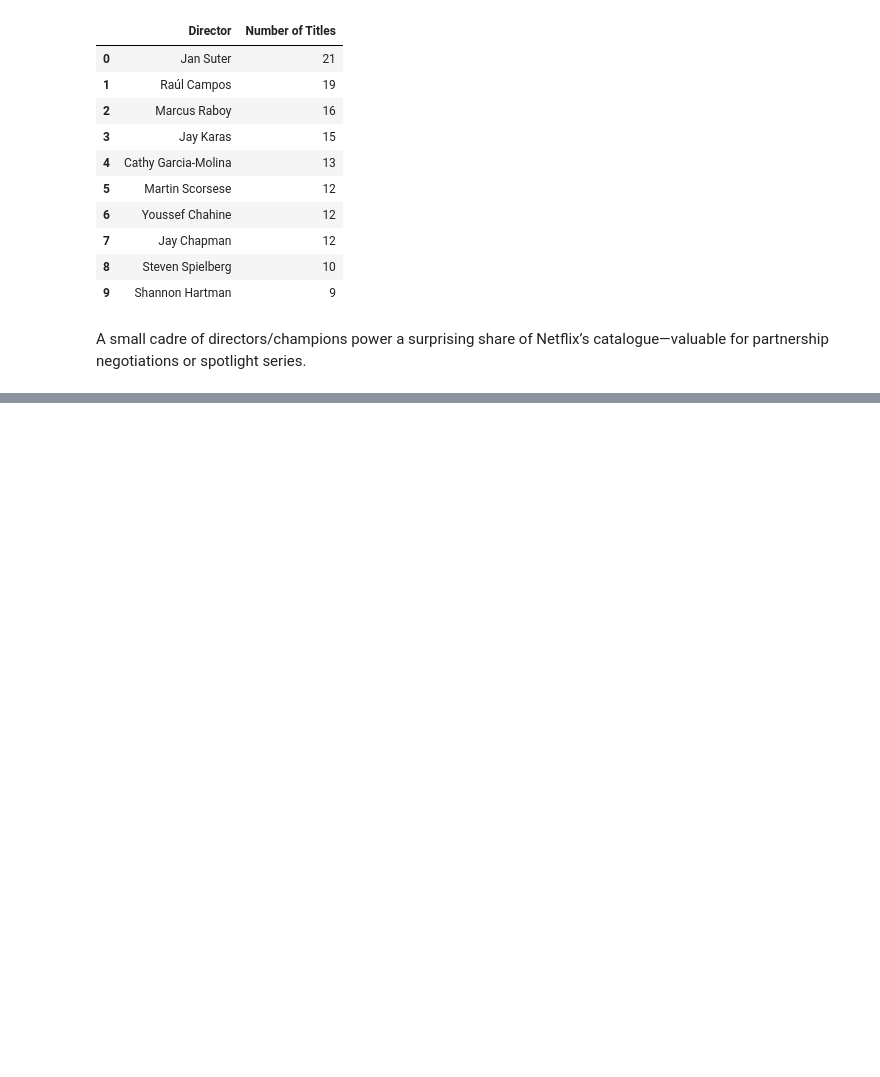
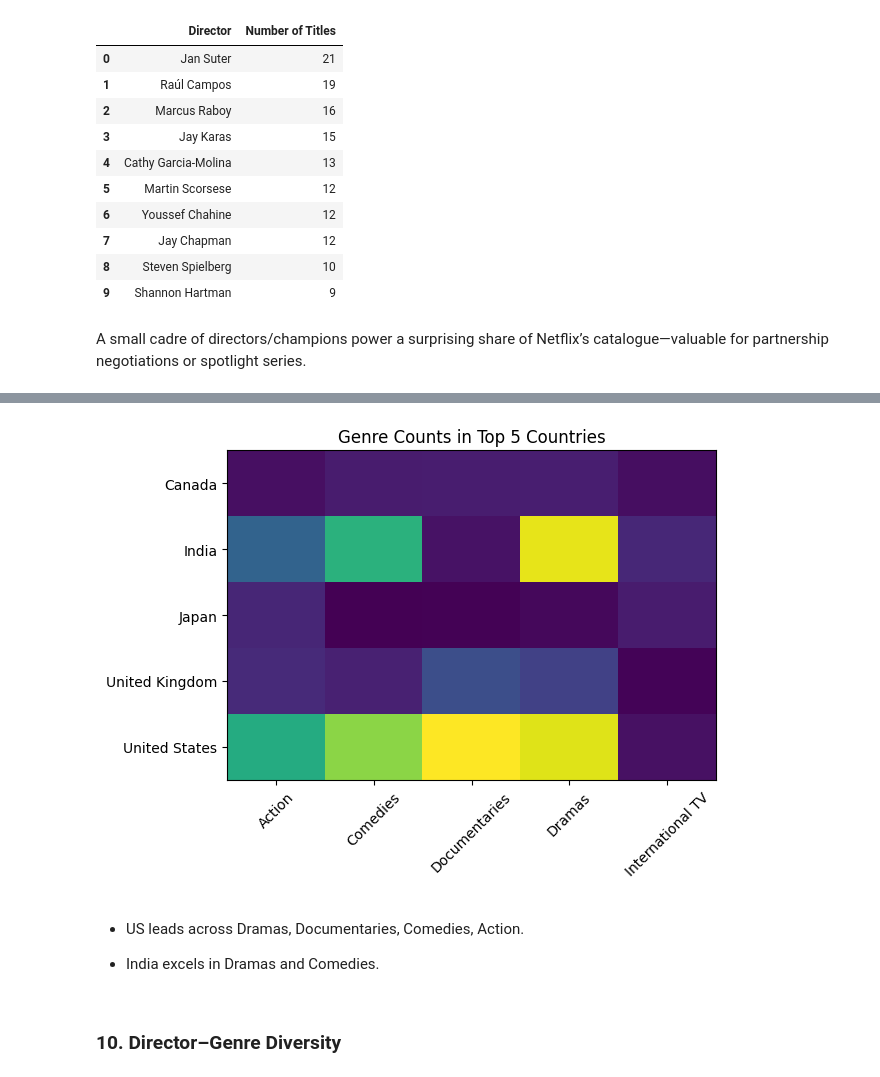
Before and after one commit to Sababa123/Netflix, a Jupyter notebook: Netflix.ipynb, the cells around one changed output, grey strips where cells are left out. Saved outputs shown, nothing was run; the diff lists cells and outputs as text; code cells hidden in the pictures; blank space fills up the shorter version.

```diff
--- a/Netflix.ipynb
+++ b/Netflix.ipynb
@@ -193,0 +248,27 @@ A small cadre of directors/champions power a surprising share of Netflix’s cat
+# %%
+genres = df['genre'].dropna().str.split(',').explode().str.strip()
+top5_genres = genres.value_counts().head(5).index.tolist()
+top5_countries = country_counts['Country'].tolist()
+pivot = (
+    df.assign(country=df['country'].str.split(',')).explode('country')
+      .assign(country=lambda x: x['country'].str.strip())
+      .explode('genre').assign(genre=lambda x: x['genre'].str.strip())
+      .query("country in @top5_countries and genre in @top5_genres")
+      .groupby(['country','genre']).size().unstack(fill_value=0)
+)
+# %%
+plt.figure()
+plt.imshow(pivot, aspect='auto')
+plt.xticks(range(len(pivot.columns)), pivot.columns, rotation=45)
+plt.yticks(range(len(pivot.index)), pivot.index)
+plt.title('Genre Counts in Top 5 Countries')
+plt.tight_layout()
+plt.show()
+# %% [output]
+[figure, added]
+# %% [markdown]
+- US leads across Dramas, Documentaries, Comedies, Action.
+
+- India excels in Dramas and Comedies.
+# %% [markdown]
+### 10. Director–Genre Diversity
```
Also changed, not shown: parts of 24 cells of this notebook.
